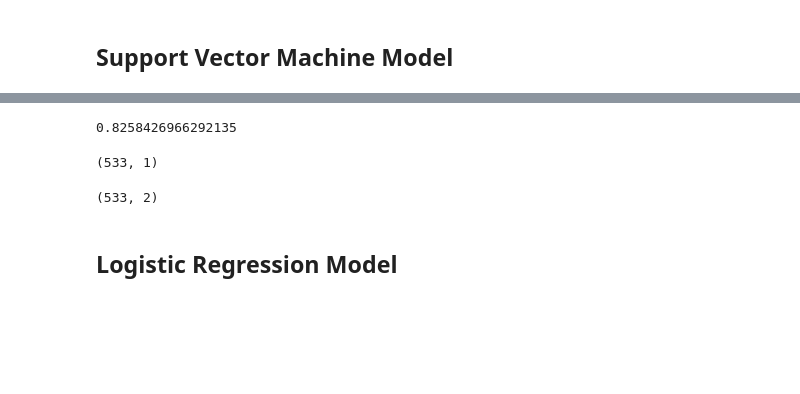
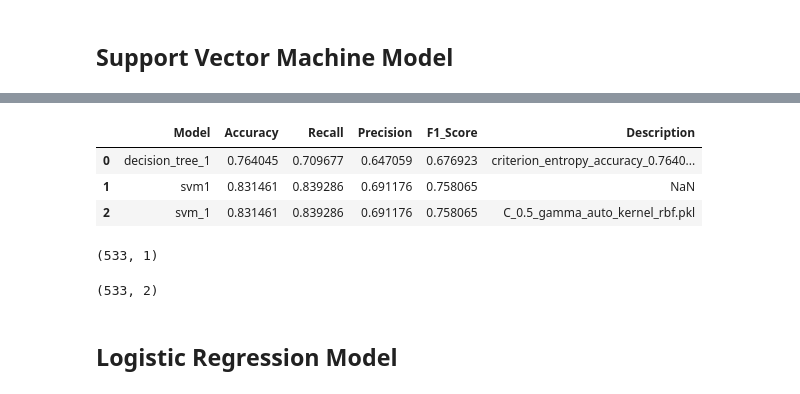
Before and after one commit to Tepi994/Statistical-Learning1, a Jupyter notebook: titanic_dataset/Titanic_Ensemble_Learning.ipynb, the cells around one changed output, grey strips where cells are left out. Drawn from its saved outputs; the diff is of its cells as text; code cells hidden in the pictures; blank space fills up the shorter version.

```diff
--- a/titanic_dataset/Titanic_Ensemble_Learning.ipynb
+++ b/titanic_dataset/Titanic_Ensemble_Learning.ipynb
@@ -225,8 +246,8 @@ array([0, 0, 0, 1, 1, 1, 0, 0, 0, 1, 0, 0, 0, 1, 0, 1, 0, 0, 0, 0, 1, 1,
 from sklearn.svm import SVC
 from sklearn.model_selection import GridSearchCV
 # %%
-def svm_model(x_train,y_train,x_test,y_test):
-    model="svm"
+def svm_model(x_train,y_train,x_test,y_test,run=1):
+    model="svm_"+str(run)
     svm = SVC()
 
 
@@ -254,10 +275,13 @@ def svm_model(x_train,y_train,x_test,y_test):
     dic['Recall']= recall
     dic['Precision']=precision
     dic['F1_Score']=f1_sc
+    description = "C_"+str(grid.best_params_['C'])+ "_gamma_"+str(grid.best_params_['gamma'])+"_kernel_"+str(grid.best_params_['kernel'])+".pkl"
+    dic['Description'] = description
+    joblib.dump(svm,description)
 
-    #joblib.dump(svm,'test.pkl')
-    print(grid.best_params_)
-    return(accuracy)
+    print(description)
+    print(dic)
+    return(dic)
 # %%
 svm = svm_model(X_train,y_train,X_validation,y_validation)
 # %% [output]
@@ -265,7 +290,11 @@ svm = svm_model(X_train,y_train,X_validation,y_validation)
-# %%
-svm
-# %% [output]
-0.8258426966292135
+# %%
+chronicle = chronicle.append(svm,ignore_index=True)
+chronicle
+# %% [output]
+|  | Model | Accuracy | Recall | Precision | F1_Score | Description |
+| 0 | decision_tree_1 | 0.764045 | 0.709677 | 0.647059 | 0.676923 | criterion_entropy_accuracy_0.7640... |
+| 1 | svm1 | 0.831461 | 0.839286 | 0.691176 | 0.758065 | NaN |
+| 2 | svm_1 | 0.831461 | 0.839286 | 0.691176 | 0.758065 | C_0.5_gamma_auto_kernel_rbf.pkl |
 # %%
 yt= y_train.values.reshape((y_train.size, 1))
 yt.shape
```
Also changed, not shown: parts of 17 cells of this notebook, 5 other files.
